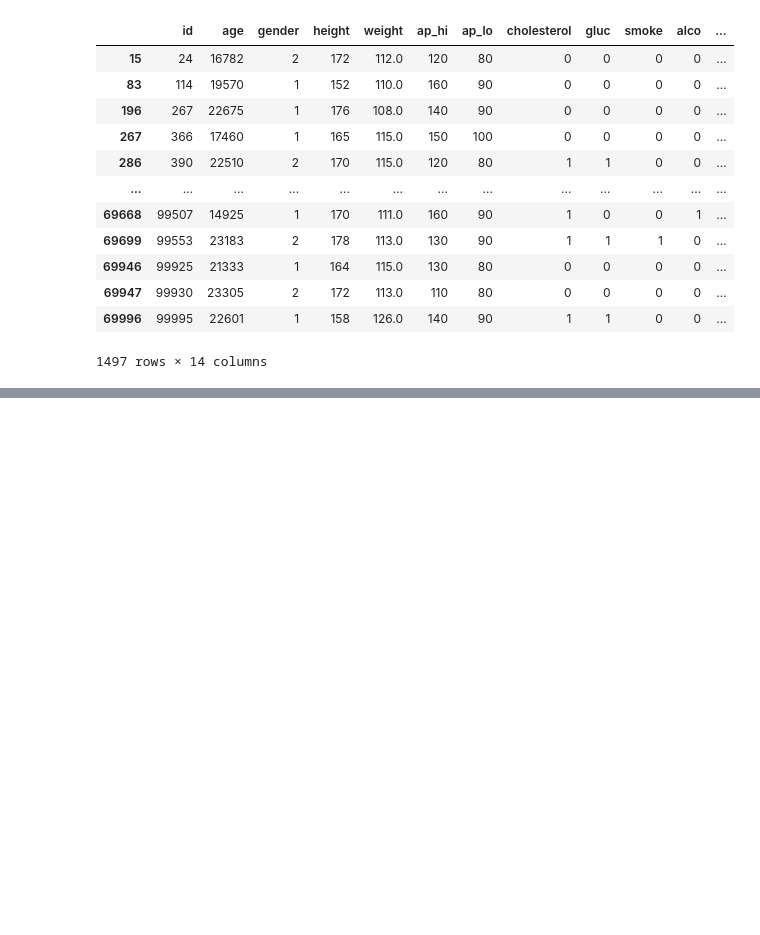
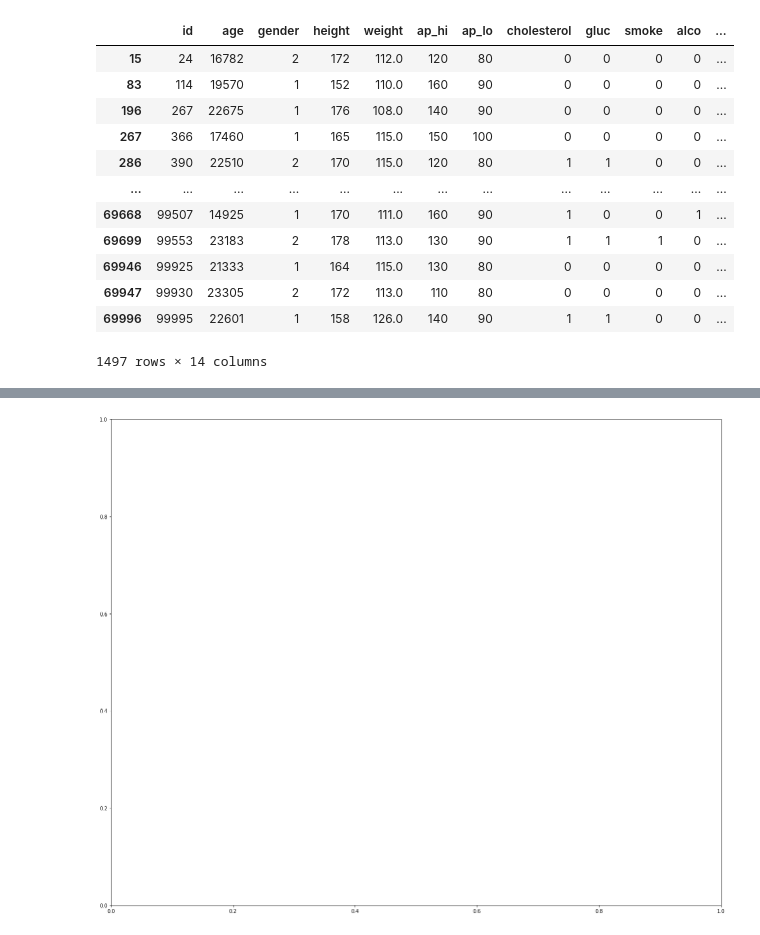
Before and after one commit to edemuner/FCC-data-analysis-projects, a Jupyter notebook: medical_data_visualizer/tests_for_medical_analysis.ipynb, the cells around one changed output, grey strips where cells are left out. Drawn from its saved outputs; the diff is of its cells as text; code cells hidden in the pictures; blank space fills up the shorter version.

```diff
--- a/medical_data_visualizer/tests_for_medical_analysis.ipynb
+++ b/medical_data_visualizer/tests_for_medical_analysis.ipynb
@@ -279,0 +267,4 @@ Index(['id', 'age', 'gender', 'height', 'weight', 'ap_hi', 'ap_lo',
+# %%
+fig, ax = plt.subplots(figsize=(22, 18))
+# %% [output]
+[figure, added]
```
Also changed, not shown: parts of 7 cells of this notebook, 1 other file.
